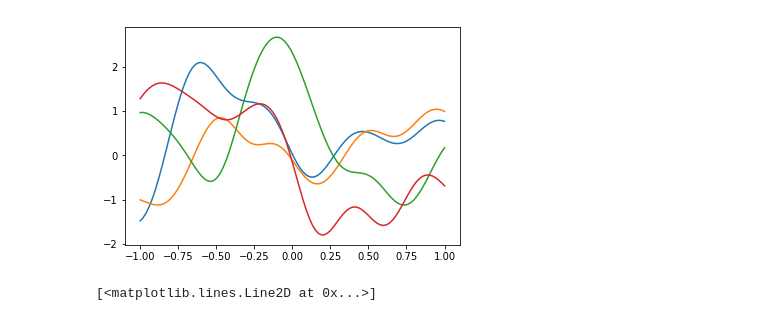
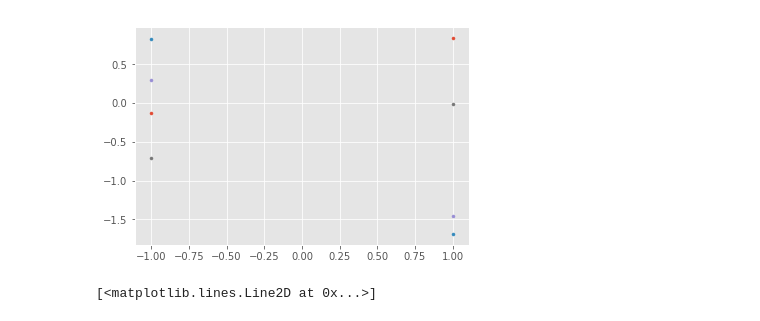
Before and after one commit to TatsuyaMuraki/numerical-example, a Jupyter notebook: example.ipynb, the cells around one changed output. Saved outputs shown, nothing was run; the diff lists cells and outputs as text; code cells hidden in the pictures.

```diff
--- a/example.ipynb
+++ b/example.ipynb
@@ -4,20 +4,22 @@ import matplotlib.pyplot as plt
 import pandas as pd
 import GPy
 %matplotlib inline
+# %%
+plt.style.use('ggplot')
 # %%
 kernel = GPy.kern.RBF(input_dim=1, variance=1, lengthscale=0.2)
 
-N_sim = 100
+N_sim = 2
 x_sim = np.linspace(-1, 1, N_sim)
 x_sim = x_sim[:, None]    #入力変数を1列に変更する　or　x_sim.reshape(-1,1)
 mu = np.zeros(N_sim)
 cov = kernel.K(x_sim, x_sim)       #.Kで共分散行列か？
 y_sim = np.random.multivariate_normal(mu, cov, size=4)   #sizeでランダムに生成する正規分布の数を指定, 1行目に一つ目のデータ、二行目に二つ目のデータ
                                        #100次元の正規分布からランダムに１つサンプルする
 for i  in range(4):
-    plt.plot(x_sim, y_sim[i])
+    plt.scatter(x_sim, y_sim[i], marker='.')
 # %% [output]
-[figure, old version]
+[figure, new version]
 # %%
 import GPy
 import pandas as pd
```
Also changed, not shown: parts of 29 cells of this notebook, 5 other files.
